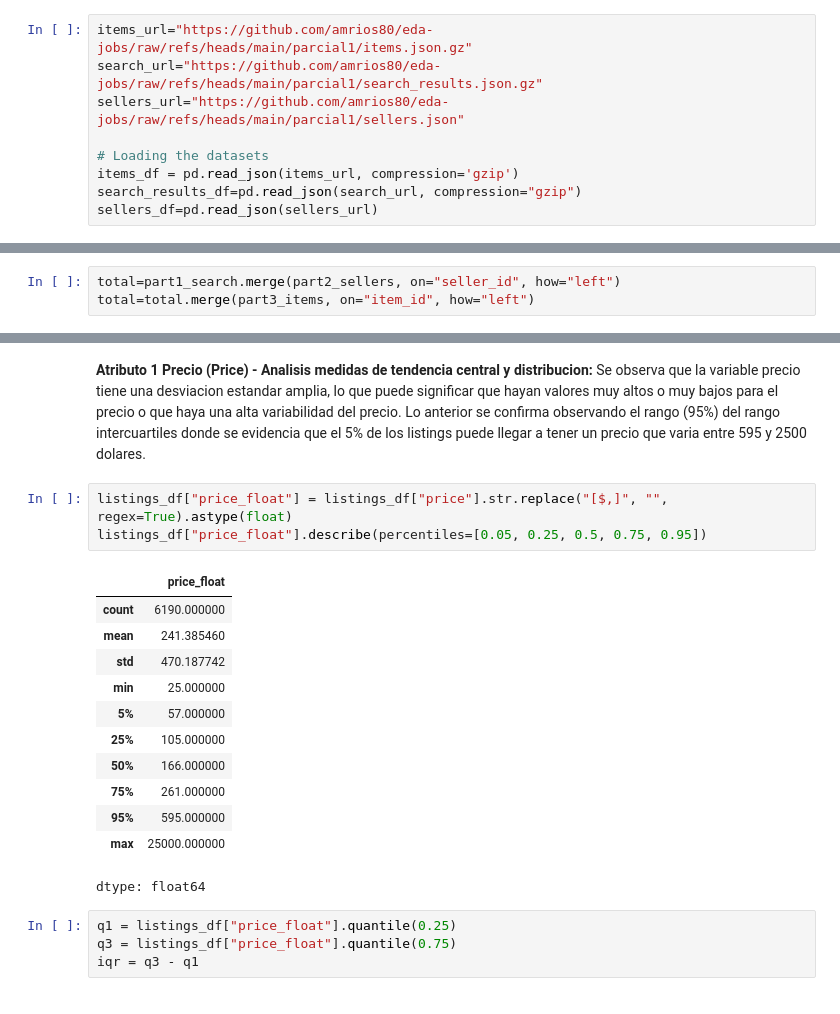
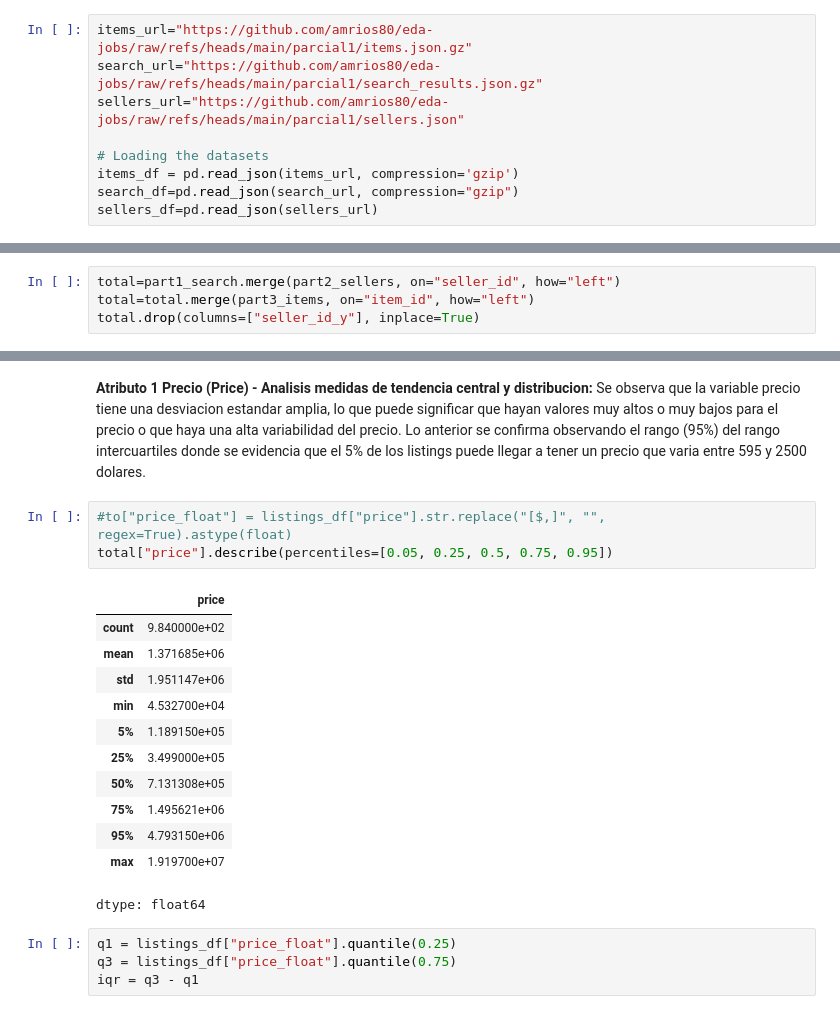
Before and after one commit to amrios80/eda-jobs, a Jupyter notebook: parcial1/parcial1.ipynb, the cells around one changed output, grey strips where cells are left out. Saved outputs shown, nothing was run; the diff lists cells and outputs as text.

```diff
--- a/parcial1/parcial1.ipynb
+++ b/parcial1/parcial1.ipynb
@@ -50,7 +50,7 @@ sellers_url="https://github.com/amrios80/eda-jobs/raw/refs/heads/main/parcial1/s
 
 # Loading the datasets
 items_df = pd.read_json(items_url, compression='gzip')
-search_results_df=pd.read_json(search_url, compression="gzip")
+search_df=pd.read_json(search_url, compression="gzip")
 sellers_df=pd.read_json(sellers_url)
 # %% [markdown]
 **1.2 Revision de dimensiones de los datasets.** Se observa que items y search contienen el mismo numero de filas por ende pueden tener una relacion 1 a 1, el dataset sellers tiene 212 filas por lo que puede tener una relacion aproximada de 1 a 4 con respecto a los otros dataset. Se determina que se deben unir los tres en un solo dataframe
@@ -216,6 +218,7 @@ part1_search.columns=["item_id","price","installments_quantity","installments_am
 # %%
 total=part1_search.merge(part2_sellers, on="seller_id", how="left")
 total=total.merge(part3_items, on="item_id", how="left")
+total.drop(columns=["seller_id_y"], inplace=True)
 # %%
 total.info()
 # %% [output]
@@ -293,20 +303,20 @@ listings_df.sample(3) # Showing a sample of n rows
 # %% [markdown]
 **Atributo 1 Precio (Price) - Analisis medidas de tendencia central y distribucion:** Se observa que la variable precio tiene una desviacion estandar amplia, lo que puede significar que hayan valores muy altos o muy bajos para el precio o que haya una alta variabilidad del precio. Lo anterior se confirma observando el rango (95%) del rango intercuartiles donde se evidencia que el 5% de los listings puede llegar a tener un precio que varia entre 595 y 2500 dolares.
 # %%
-listings_df["price_float"] = listings_df["price"].str.replace("[$,]", "", regex=True).astype(float)
-listings_df["price_float"].describe(percentiles=[0.05, 0.25, 0.5, 0.75, 0.95])
+#to["price_float"] = listings_df["price"].str.replace("[$,]", "", regex=True).astype(float)
+total["price"].describe(percentiles=[0.05, 0.25, 0.5, 0.75, 0.95])
 # %% [output]
-|  | price_float |
-| count | 6190.000000 |
-| mean | 241.385460 |
-| std | 470.187742 |
-| min | 25.000000 |
-| 5% | 57.000000 |
-| 25% | 105.000000 |
-| 50% | 166.000000 |
-| 75% | 261.000000 |
-| 95% | 595.000000 |
-| max | 25000.000000 |
+|  | price |
+| count | 9.840000e+02 |
+| mean | 1.371685e+06 |
+| std | 1.951147e+06 |
+| min | 4.532700e+04 |
+| 5% | 1.189150e+05 |
+| 25% | 3.499000e+05 |
+| 50% | 7.131308e+05 |
+| 75% | 1.495621e+06 |
+| 95% | 4.793150e+06 |
+| max | 1.919700e+07 |
 dtype: float64
 # %%
 q1 = listings_df["price_float"].quantile(0.25)
```
Also changed, not shown: parts of 12 cells of this notebook.
